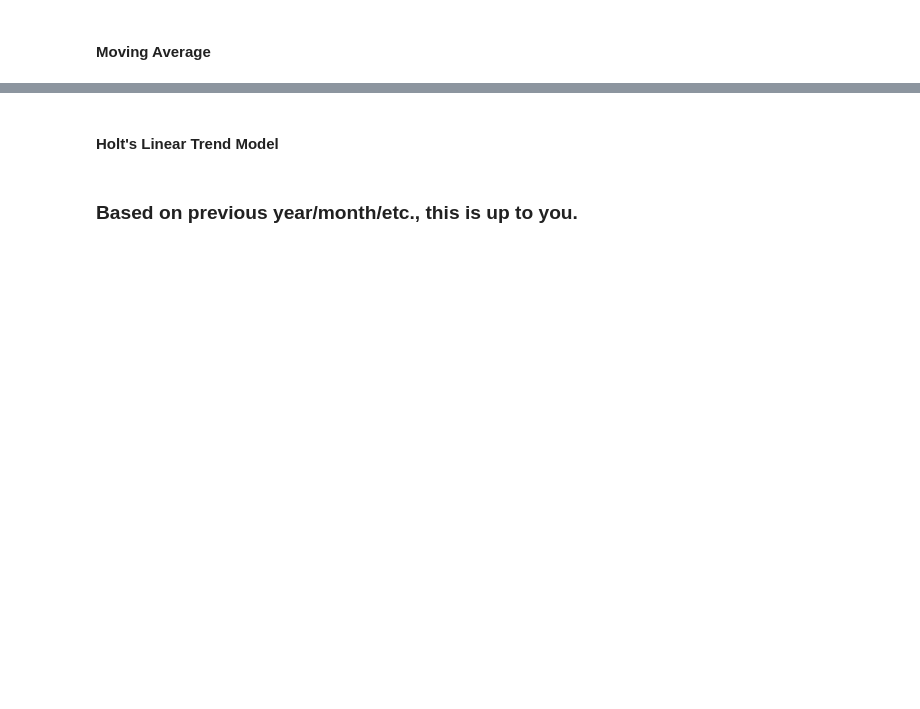
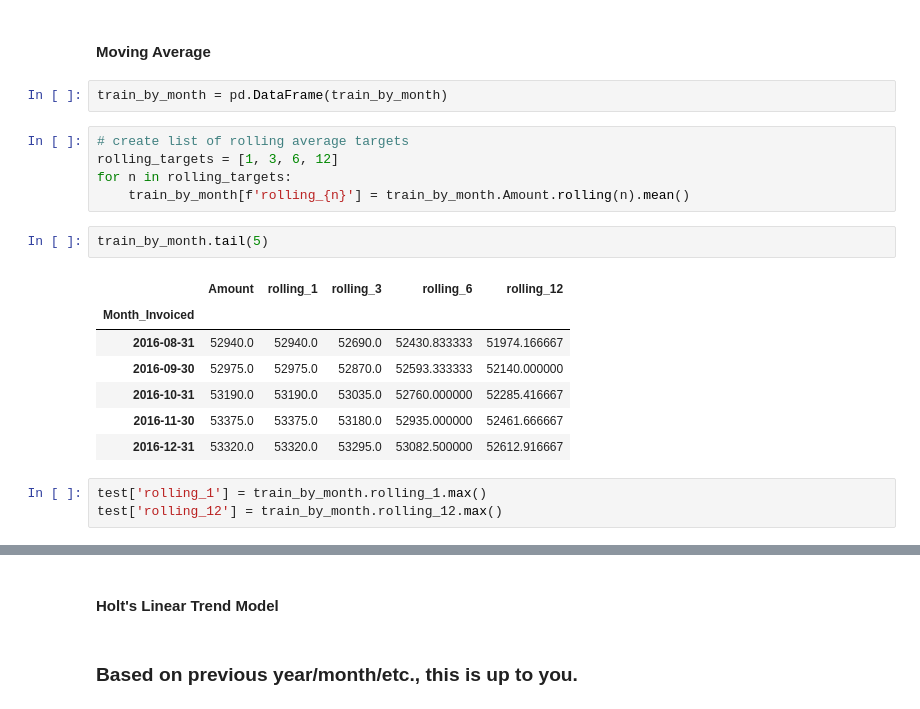
Before and after one commit to noahmelngailis/ds-methodologies-exercises, a Jupyter notebook: time_series/model.ipynb, the cells around one changed output, grey strips where cells are left out. Saved outputs shown, nothing was run; the diff lists cells and outputs as text; blank space fills up the shorter version.

```diff
--- a/time_series/model.ipynb
+++ b/time_series/model.ipynb
@@ -107,2 +167,22 @@ train_by_month.plot()
 # %% [markdown]
 #### Moving Average
+# %%
+train_by_month = pd.DataFrame(train_by_month)
+# %%
+# create list of rolling average targets
+rolling_targets = [1, 3, 6, 12]
+for n in rolling_targets:
+    train_by_month[f'rolling_{n}'] = train_by_month.Amount.rolling(n).mean()
+# %%
+train_by_month.tail(5)
+# %% [output]
+|  | Amount | rolling_1 | rolling_3 | rolling_6 | rolling_12 |
+| Month_Invoiced |  |  |  |  |  |
+| 2016-08-31 | 52940.0 | 52940.0 | 52690.0 | 52430.833333 | 51974.166667 |
+| 2016-09-30 | 52975.0 | 52975.0 | 52870.0 | 52593.333333 | 52140.000000 |
+| 2016-10-31 | 53190.0 | 53190.0 | 53035.0 | 52760.000000 | 52285.416667 |
+| 2016-11-30 | 53375.0 | 53375.0 | 53180.0 | 52935.000000 | 52461.666667 |
+| 2016-12-31 | 53320.0 | 53320.0 | 53295.0 | 53082.500000 | 52612.916667 |
+# %%
+test['rolling_1'] = train_by_month.rolling_1.max()
+test['rolling_12'] = train_by_month.rolling_12.max()
```
Also changed, not shown: parts of 15 cells of this notebook.
